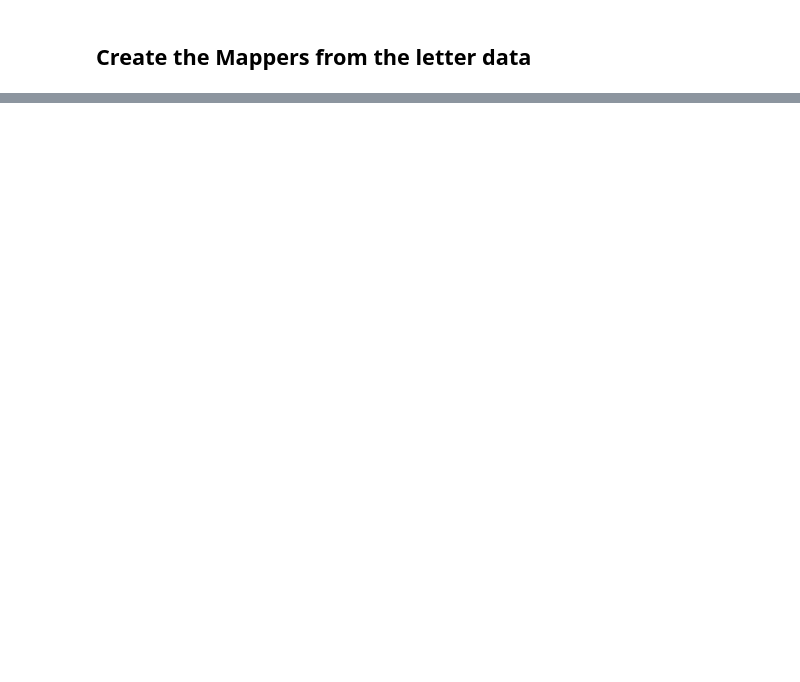
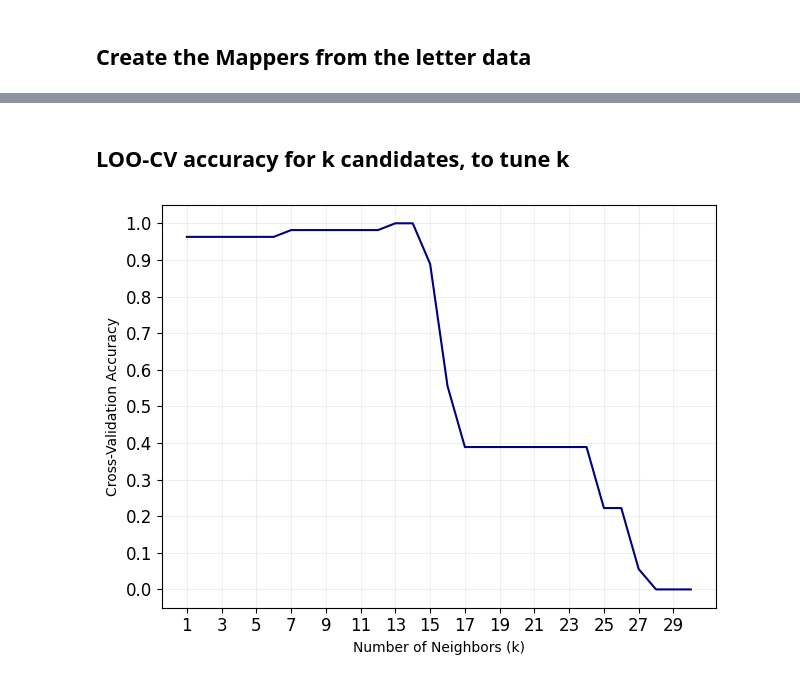
Before and after one commit to ishikaghosh2201/Mapper-Loss-Computation, a Jupyter notebook: workflow_letters.ipynb, the cells around one changed output, grey strips where cells are left out. Saved outputs shown, nothing was run; the diff lists cells and outputs as text; code cells hidden in the pictures; blank space fills up the shorter version.

```diff
--- a/workplace.ipynb
+++ b/workflow_letters.ipynb
@@ -184,0 +200,6 @@ plt.show()
+# %%
+distdf = pd.read_csv("pairwise_results_table.csv", index_col=0)
+
+print(distdf.index)
+dist_matrix = distdf.values
+dist_matrix.shape
@@ -184,0 +215,39 @@ plt.show()
+# %% [markdown]
+## LOO-CV accuracy for k candidates, to tune k
+# %%
+loo = LeaveOneOut()
+k_values = range(1, 31)
+mean_accuracies = []
+
+for k in k_values:
+    preds = []
+    for train_idx, test_idx in loo.split(dist_matrix):
+
+        # distance among training samples
+        D_train = dist_matrix[np.ix_(train_idx, train_idx)]
+
+        # distance from test sample(s) to training samples
+        D_test = dist_matrix[np.ix_(test_idx, train_idx)]
+
+        knn = KNeighborsClassifier(n_neighbors=k, metric="precomputed")
+        knn.fit(D_train, np.array(categories)[train_idx])
+        preds.extend(knn.predict(D_test))
+
+    mean_accuracies.append(accuracy_score(categories, preds))
+
+plt.xticks(fontsize=12)
+
+plt.yticks([0.0, 0.1, 0.2, 0.3, 0.4, 0.5, 0.6, 0.7, 0.8, 0.9, 1.0], fontsize=12)
+
+# Plot accuracy for each k
+plt.plot(k_values, mean_accuracies, color="navy")
+plt.xlabel('Number of Neighbors (k)')
+plt.ylabel('Cross-Validation Accuracy')
+# plt.title('KNN Cross-Validation Accuracy vs. k')
+plt.xticks(k_values[::2])
+plt.grid(alpha=0.2)
+plt.tight_layout()
+plt.savefig('knn_accuracy_vs_k.png', dpi=300)
+plt.show()
+# %% [output]
+[figure, added]
```
Also changed, not shown: parts of 25 cells of this notebook, 5 other files.
